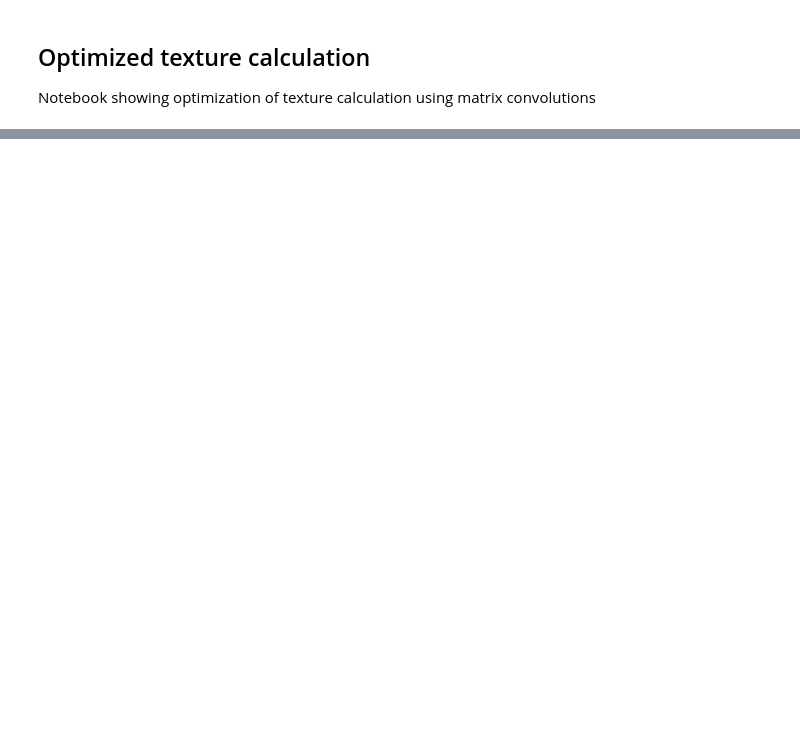
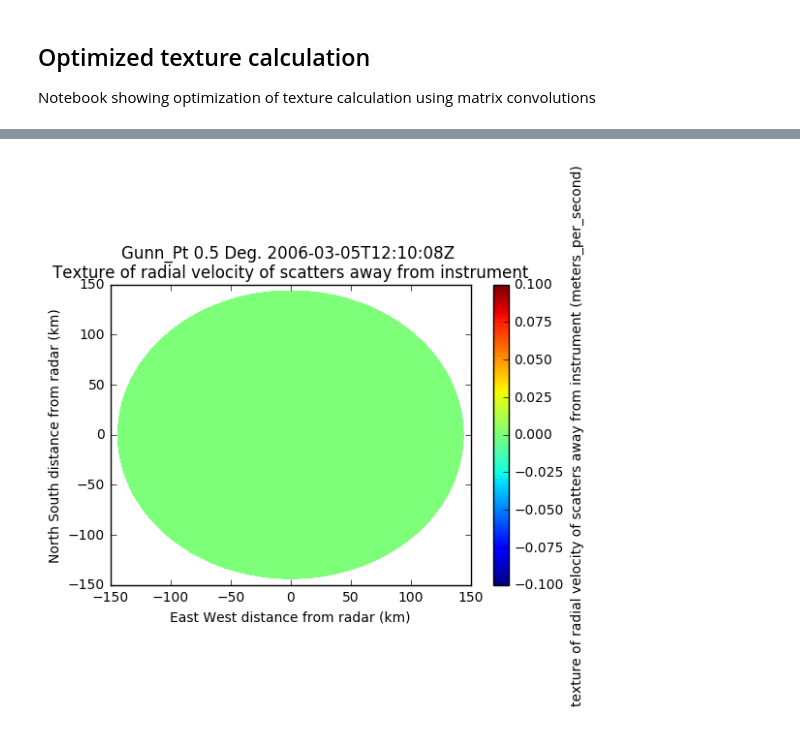
Before and after one commit to rcjackson/cmdv-rrm-anl, a Jupyter notebook: notebooks/Texture-Convolution.ipynb, the cells around one changed output, grey strips where cells are left out. Cells and saved outputs as stored; diff of their text form; code cells hidden in the pictures; blank space fills up the shorter version.

```diff
--- a/notebooks/Texture-Convolution.ipynb
+++ b/notebooks/Texture-Convolution.ipynb
@@ -122,0 +161,14 @@ display_mcs.plot_ppi('velocity_texture',  gatefilter=gatefilter, vmin=0, vmax=5)
+# %%
+zero_velocity = np.zeros(texture_field['data'].shape)
+zero_velocity_field = pyart.config.get_metadata('velocity')
+zero_velocity_field['data'] = zero_velocity
+radar_mcs.add_field('zero_velocity',
+                    zero_velocity_field,
+                    replace_existing = True)
+zero_texture = pyart.filters.calculate_velocity_texture(radar_mcs,
+                                                        wind_size=3,
+                                                        vel_field='zero_velocity')
+radar_mcs.add_field('zero_texture', zero_texture, replace_existing=True)
+display_mcs.plot_ppi('zero_texture')
+# %% [output]
+[figure, added]
```
Also changed, not shown: parts of 5 cells of this notebook.
